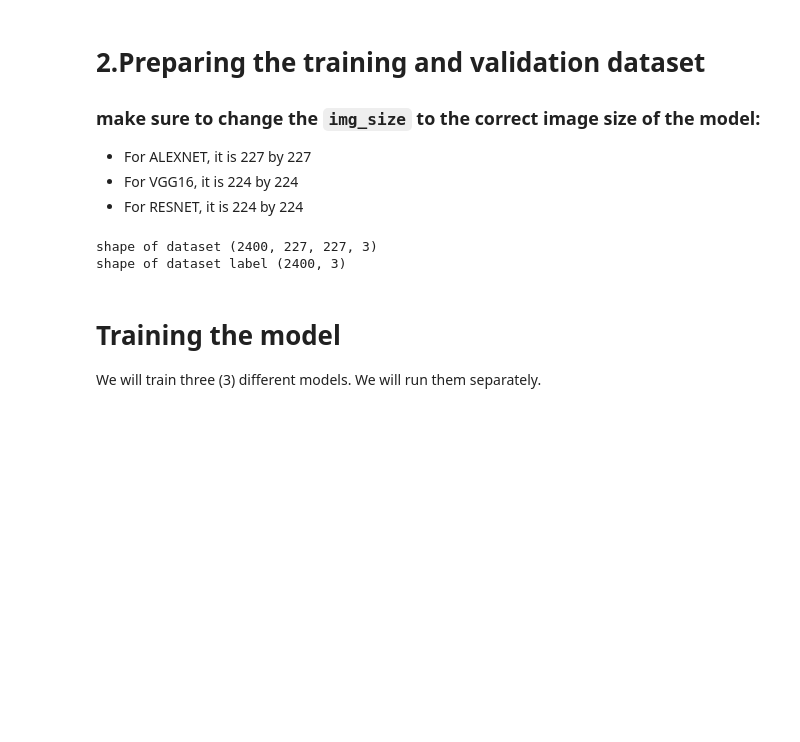
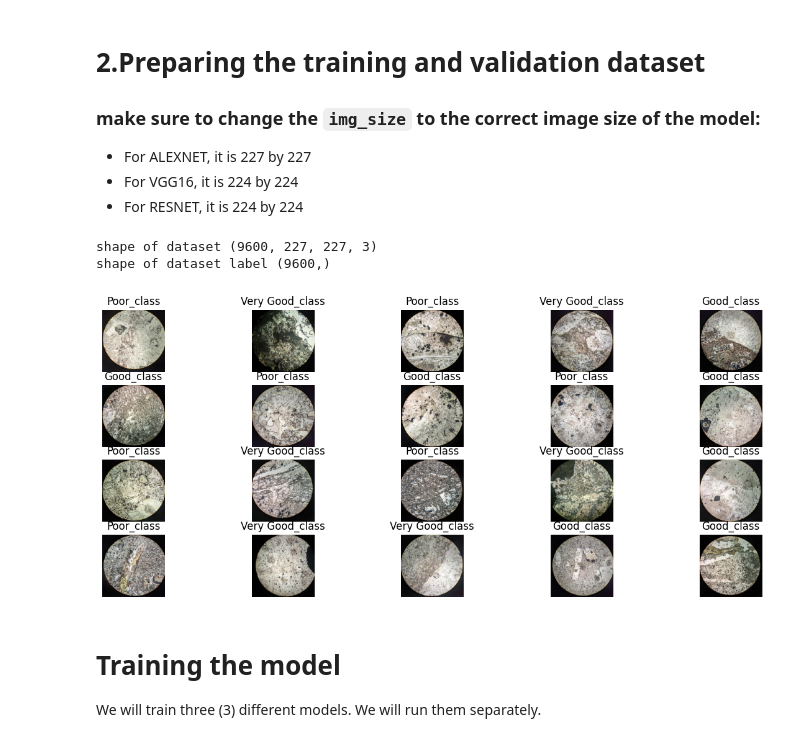
Before and after one commit to mgnarag/Geology-image-classification, a Jupyter notebook: Model_FINAL.ipynb, the cells around one changed output. Cells and saved outputs as stored; diff of their text form; code cells hidden in the pictures; blank space fills up the shorter version.

```diff
--- a/Model_FINAL.ipynb
+++ b/Model_FINAL.ipynb
@@ -41,6 +59,14 @@ file_path = "/content/drive/My Drive/Geology (Ate Grass)/3 classes/"
 *   For VGG16, it is 224 by 224
 *   For RESNET, it is 224 by 224
 # %%
+from keras.preprocessing.image import ImageDataGenerator
+from sklearn.model_selection import train_test_split
+import numpy as np
+import os
+from keras.preprocessing.image import load_img, img_to_array
+from keras.utils import to_categorical
+from sklearn.preprocessing import LabelEncoder
+
 img_size = 227
 
 # Function to resize images to the stated img_size
@@ -49,7 +75,14 @@ def resize_image(image_path):
     img_array = img_to_array(img) / 255.0
     return img_array
 
-# Load and preprocess training data
+# Create an instance of ImageDataGenerator for data augmentation
+datagen = ImageDataGenerator(
+    rotation_range=90,  # Rotate images randomly by up to 90 degrees
+    horizontal_flip=True,  # Flip images horizontally
+    vertical_flip=True  # Flip images vertically
+)
+
+# Load and preprocess training data with data augmentation
 train_images = []
 train_labels = []
 train_dir = file_path + '/Training/'
@@ -59,13 +92,21 @@ for class_name in classes:
     class_dir = os.path.join(train_dir, class_name)
     for image_name in os.listdir(class_dir):
         image_path = os.path.join(class_dir, image_name)
-        train_images.append(resize_image(image_path))
-        train_labels.append(class_name)
+        img = resize_image(image_path)
+        # Expand dimension to make it compatible with ImageDataGenerator
+        img = np.expand_dims(img, axis=0)
+        # Apply data augmentation individually for 90, 180, and 270 degrees
+        for rotation_angle in [0, 90, 180, 270]:
+            augmented_img = datagen.apply_transform(img[0], {'theta': rotation_angle})
+            train_images.append(augmented_img)
+            train_labels.append(class_name)
 
+# Convert lists to numpy arrays
 train_images = np.array(train_images)
-print('shape of dataset',np.shape(train_images))
+train_labels = np.array(train_labels)
 
-from sklearn.preprocessing import LabelEncoder
+print('shape of dataset', np.shape(train_images))
+print('shape of dataset label', np.shape(train_labels))
 
 # Encode class names into numerical labels
 label_encoder = LabelEncoder()
@@ -74,11 +115,34 @@ train_labels_encoded = label_encoder.fit_transform(train_labels)
 # Convert numerical labels to one-hot encoded vectors
 train_labels = to_categorical(train_labels_encoded, num_classes=3)
 
-print('shape of dataset label',np.shape(train_labels))
+# Split the dataset into training and validation sets
 train_images, val_images, train_labels, val_labels = train_test_split(train_images, train_labels, test_size=0.2, random_state=42)
+
+# Now you can use train_images, val_images, train_labels, val_labels for model training
 # %% [output]
-shape of dataset (2400, 227, 227, 3)
-shape of dataset label (2400, 3)
+shape of dataset (9600, 227, 227, 3)
+shape of dataset label (9600,)
+# %%
+import matplotlib.pyplot as plt
+
+# Function to display images
+def display_images(images, labels, class_names, num_images=20):
+    plt.figure(figsize=(15, 6))
+    for i in range(num_images):
+        plt.subplot(4, 5, i+1)
+        plt.imshow(images[i])
+        label_index = np.argmax(labels[i])
+        plt.title(class_names[label_index])
+        plt.axis('off')
+    plt.show()
+
+# Decode one-hot encoded labels back to class names
+class_names = label_encoder.classes_
+
+# Display the first 20 training images
+display_images(train_images[:20], train_labels[:20], class_names)
+# %% [output]
+[figure, added]
 # %% [markdown]
 # **Training the model**
 
```
Also changed, not shown: parts of 4 cells of this notebook.
